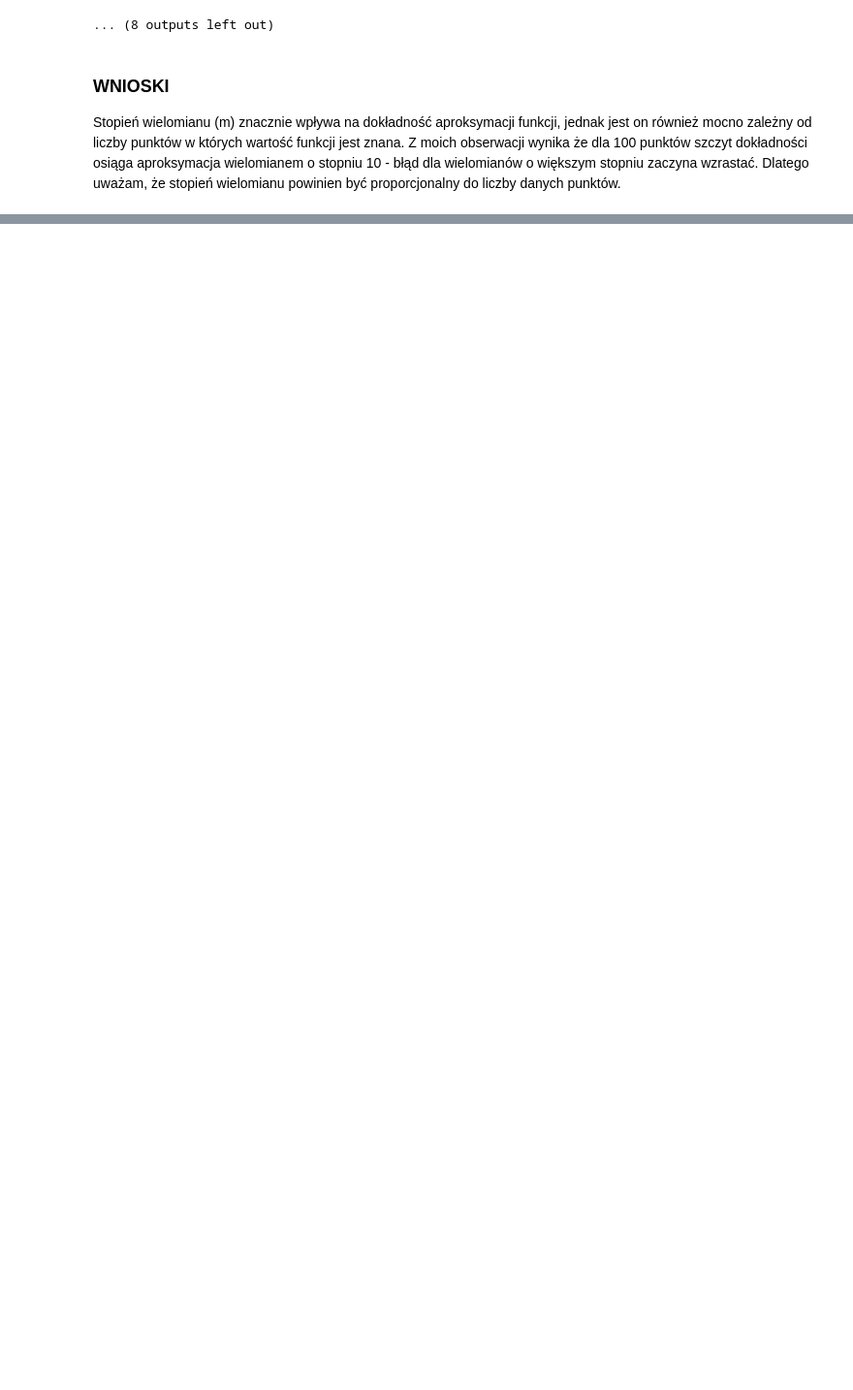
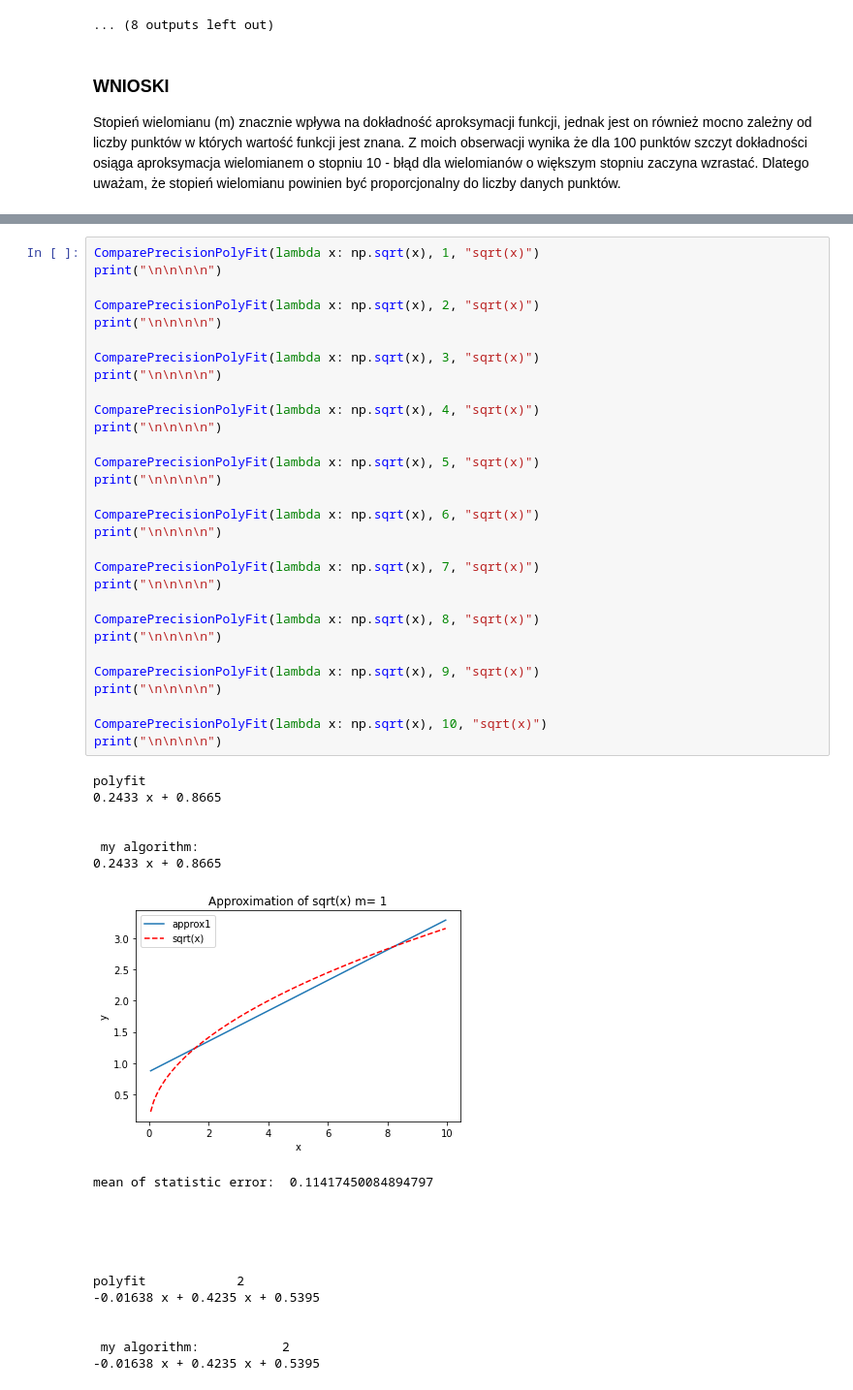
Before and after one commit to zbrze/MOWNIT-python-, a Jupyter notebook: MOwNiT_lab_ćw_5.ipynb, the cells around one changed output, grey strips where cells are left out. Shown at 97% size. Saved outputs shown, nothing was run; the diff lists cells and outputs as text; blank space fills up the shorter version.

```diff
--- a/MOwNiT_lab_ćw_5.ipynb
+++ b/MOwNiT_lab_ćw_5.ipynb
@@ -277,0 +421,50 @@ approximate_corona_curve_italy(10, "total_deaths")
+# %%
+ComparePrecisionPolyFit(lambda x: np.sqrt(x), 1, "sqrt(x)")
+print("\n\n\n\n")
+
+ComparePrecisionPolyFit(lambda x: np.sqrt(x), 2, "sqrt(x)")
+print("\n\n\n\n")
+
+ComparePrecisionPolyFit(lambda x: np.sqrt(x), 3, "sqrt(x)")
+print("\n\n\n\n")
+
+ComparePrecisionPolyFit(lambda x: np.sqrt(x), 4, "sqrt(x)")
+print("\n\n\n\n")
+
+ComparePrecisionPolyFit(lambda x: np.sqrt(x), 5, "sqrt(x)")
+print("\n\n\n\n")
+
+ComparePrecisionPolyFit(lambda x: np.sqrt(x), 6, "sqrt(x)")
+print("\n\n\n\n")
+
+ComparePrecisionPolyFit(lambda x: np.sqrt(x), 7, "sqrt(x)")
+print("\n\n\n\n")
+
+ComparePrecisionPolyFit(lambda x: np.sqrt(x), 8, "sqrt(x)")
+print("\n\n\n\n")
+
+ComparePrecisionPolyFit(lambda x: np.sqrt(x), 9, "sqrt(x)")
+print("\n\n\n\n")
+
+ComparePrecisionPolyFit(lambda x: np.sqrt(x), 10, "sqrt(x)")
+print("\n\n\n\n")
+# %% [output]
+polyfit
+0.2433 x + 0.8665
+
+
+ my algorithm:
+0.2433 x + 0.8665
+[figure, added]
+mean of statistic error:  0.11417450084894797
+
+
+
+
+
+polyfit            2
+-0.01638 x + 0.4235 x + 0.5395
+
+
+ my algorithm:           2
+-0.01638 x + 0.4235 x + 0.5395
```
Also changed, not shown: parts of 16 cells of this notebook.
